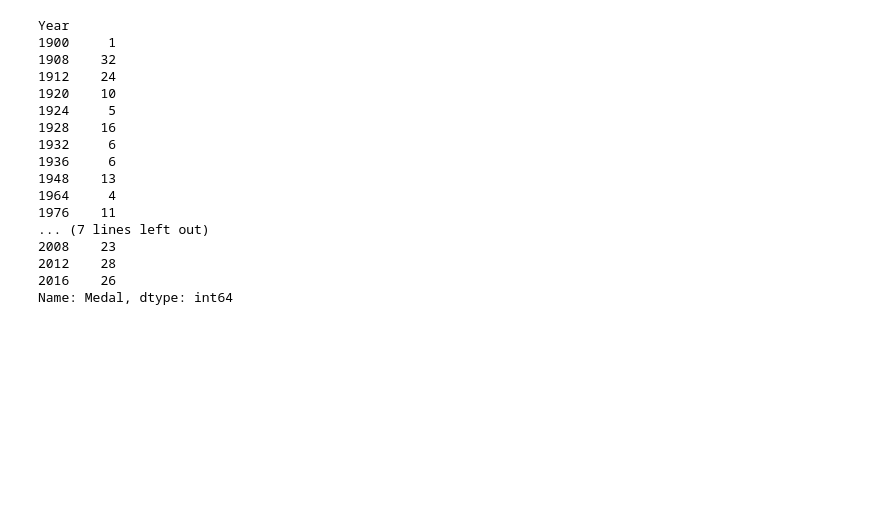
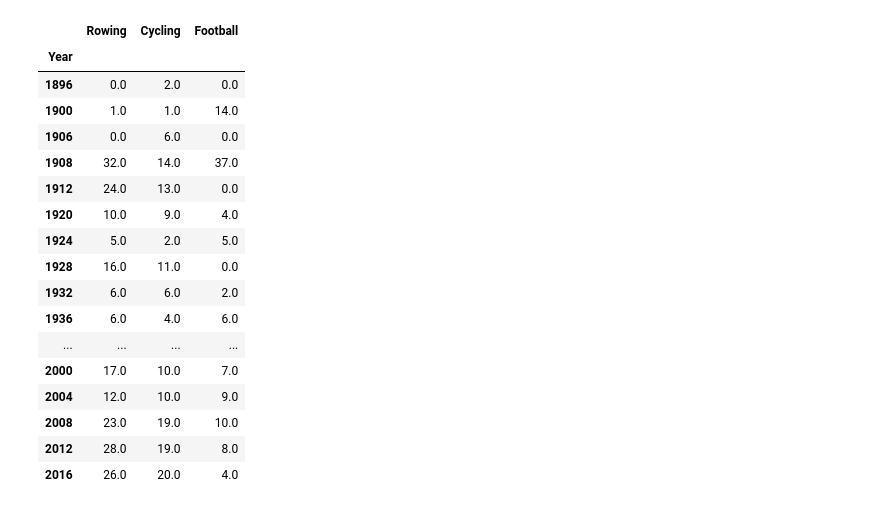
Before and after one commit to Wessnom/Databehandling-Projekt, a Jupyter notebook: uppgift2.ipynb, the cells around one changed output. Drawn from its saved outputs; the diff is of its cells as text; code cells hidden in the pictures; blank space fills up the shorter version.

```diff
--- a/uppgift2.ipynb
+++ b/uppgift2.ipynb
@@ -5,31 +7,42 @@ import seaborn as sns
-# %%
-file_path_athlete_events = "data/athlete_events.csv"
-athlete_events_data = pd.read_csv(file_path_athlete_events)
-
-gb_athletes = athlete_events_data[athlete_events_data['NOC'] == 'GBR']
-gb_rowing = gb_athletes[gb_athletes['Sport'] == 'Rowing']
-
-medal_trend_rowing = gb_rowing.dropna(subset=['Medal']).groupby('Year')['Medal'].count()
-
-display(medal_trend_rowing)
-# %% [output]
-Year
-1900     1
-1908    32
-1912    24
-1920    10
-1924     5
-1928    16
-1932     6
-1936     6
-1948    13
-1964     4
-1976    11
-... (7 lines left out)
-2008    23
-2012    28
-2016    26
-Name: Medal, dtype: int64
+# %%
+file_path_athlete_events = "data/athlete_events.csv"
+athlete_events_data = pd.read_csv(file_path_athlete_events)
+
+gb_athletes = athlete_events_data[athlete_events_data['NOC'] == 'GBR']
+gb_rowing = gb_athletes[gb_athletes['Sport'] == 'Rowing']
+gb_cycling = gb_athletes[gb_athletes['Sport'] == 'Cycling']
+gb_sailing = gb_athletes[gb_athletes['Sport'] == 'Sailing']
+
+medal_trend_rowing = gb_rowing.dropna(subset=['Medal']).groupby('Year')['Medal'].count()
+medal_trend_cycling = gb_cycling.dropna(subset=['Medal']).groupby('Year')['Medal'].count()
+medal_trend_sailing = gb_sailing.dropna(subset=['Medal']).groupby('Year')['Medal'].count()
+
+
+medal_trend_df = pd.DataFrame({'Rowing': medal_trend_rowing, 'Cycling': medal_trend_cycling, 'Football': medal_trend_sailing}).fillna(0) # Lägg till sporter på liknanade sätt i denna för att få in den på det nedanför denna cellen såväl som den samlade px grafen sen
+display(medal_trend_df)
+# print("Rowing")
+# display(medal_trend_rowing.head(3))
+# print("\nCycling")
+# display(medal_trend_cycling.head(3))
+# %% [output]
+|  | Rowing | Cycling | Football |
+| Year |  |  |  |
+| 1896 | 0.0 | 2.0 | 0.0 |
+| 1900 | 1.0 | 1.0 | 14.0 |
+| 1906 | 0.0 | 6.0 | 0.0 |
+| 1908 | 32.0 | 14.0 | 37.0 |
+| 1912 | 24.0 | 13.0 | 0.0 |
+| 1920 | 10.0 | 9.0 | 4.0 |
+| 1924 | 5.0 | 2.0 | 5.0 |
+| 1928 | 16.0 | 11.0 | 0.0 |
+| 1932 | 6.0 | 6.0 | 2.0 |
+| 1936 | 6.0 | 4.0 | 6.0 |
+| ... | ... | ... | ... |
+| 2000 | 17.0 | 10.0 | 7.0 |
+| 2004 | 12.0 | 10.0 | 9.0 |
+| 2008 | 23.0 | 19.0 | 10.0 |
+| 2012 | 28.0 | 19.0 | 8.0 |
+| 2016 | 26.0 | 20.0 | 4.0 |
 # %%
 sns.set(style="whitegrid")
 
```
Also changed, not shown: parts of 3 cells of this notebook, 2 other files.
